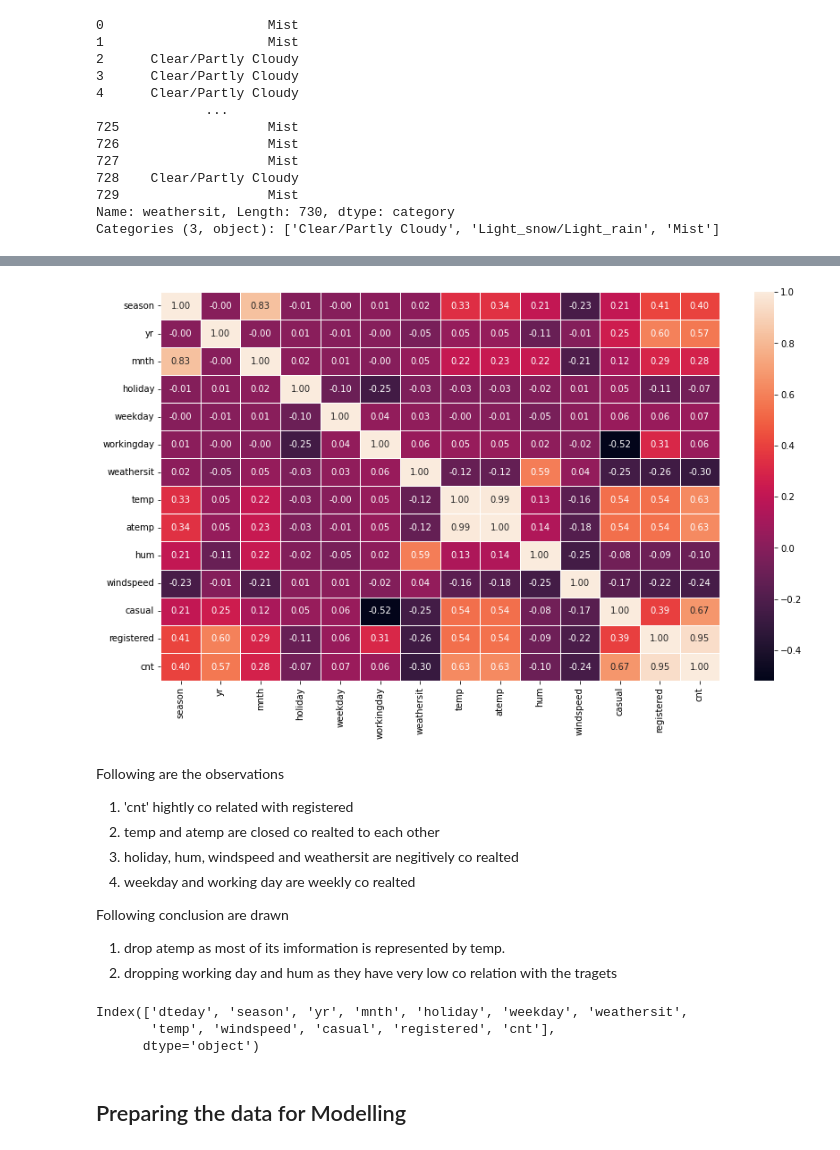
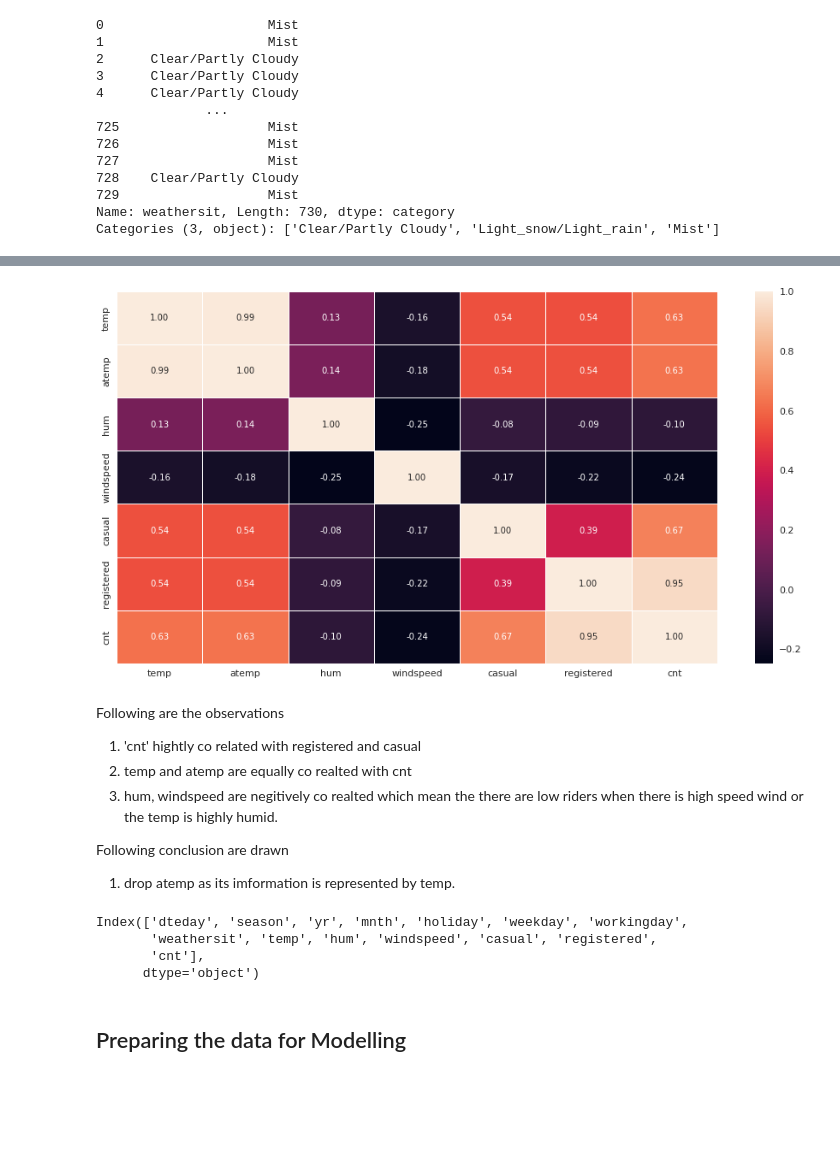
Before and after one commit to hargurjeet/Bike_Sharing_Case_Study, a Jupyter notebook: Bike_Sharing_Case_Study.ipynb, the cells around one changed output, grey strips where cells are left out. Saved outputs shown, nothing was run; the diff lists cells and outputs as text; code cells hidden in the pictures; blank space fills up the shorter version.

```diff
--- a/Bike_Sharing_Case_Study.ipynb
+++ b/Bike_Sharing_Case_Study.ipynb
@@ -154,0 +246,6 @@ br.head()
+# %%
+# pair plot for numberical variables
+numberic_features=['temp', 'atemp', 'hum', 'windspeed', 'casual', 'registered', 'cnt']
+
+sns.pairplot(br[numberic_features])
+plt.show()
@@ -155,25 +254,24 @@ br.head()
 # %%
 plt.figure(figsize=(14,8))
-sns.heatmap(br.corr(), annot=True, linewidth=.5, fmt=".2f")
+sns.heatmap(br[numberic_features].corr(), annot=True, linewidth=.5, fmt=".2f")
 plt.show()
 # %% [output]
-[figure, old version]
+[figure, new version]
 # %% [markdown]
 Following are the observations
-1. 'cnt' hightly co related with registered
-2. temp and atemp are closed co realted to each other
-3. holiday, hum, windspeed and weathersit are negitively co realted
-4. weekday and working day are weekly co realted
+1. 'cnt' hightly co related with registered and casual
+2. temp and atemp are equally co realted with cnt
+3. hum, windspeed are negitively co realted which mean the there are low riders when there is high speed wind or the temp is highly humid.
 
 Following conclusion are drawn
-1. drop atemp as most of its imformation is represented by temp.
-2. dropping working day and hum as they have very low co relation with the tragets
+1. drop atemp as its imformation is represented by temp.
 # %%
-br = br.drop(['atemp', 'workingday', 'hum'], axis=1)
+br = br.drop(['atemp'], axis=1)
 br.columns
 # %% [output]
-Index(['dteday', 'season', 'yr', 'mnth', 'holiday', 'weekday', 'weathersit',
-       'temp', 'windspeed', 'casual', 'registered', 'cnt'],
+Index(['dteday', 'season', 'yr', 'mnth', 'holiday', 'weekday', 'workingday',
+       'weathersit', 'temp', 'hum', 'windspeed', 'casual', 'registered',
+       'cnt'],
       dtype='object')
 # %% [markdown]
 ## Preparing the data for Modelling
```
Also changed, not shown: parts of 23 cells of this notebook.
